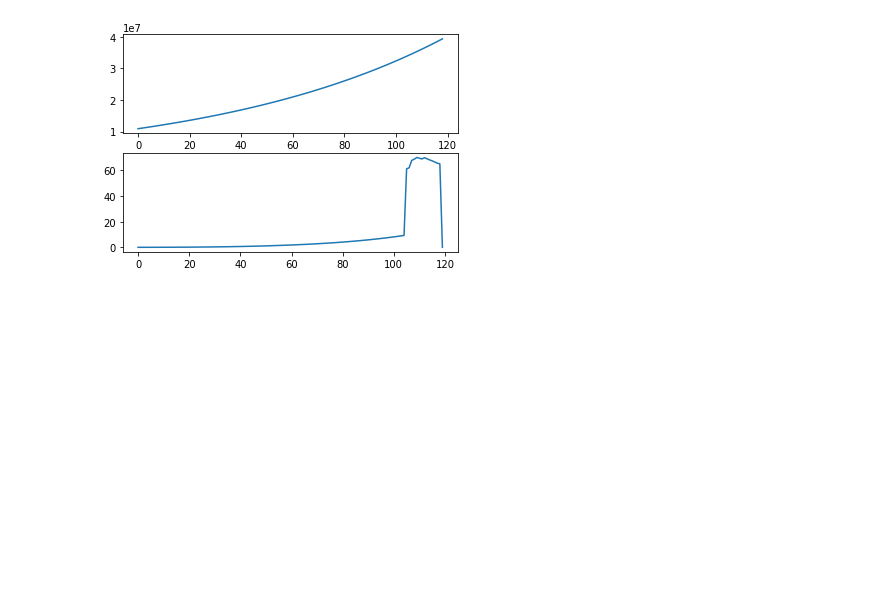
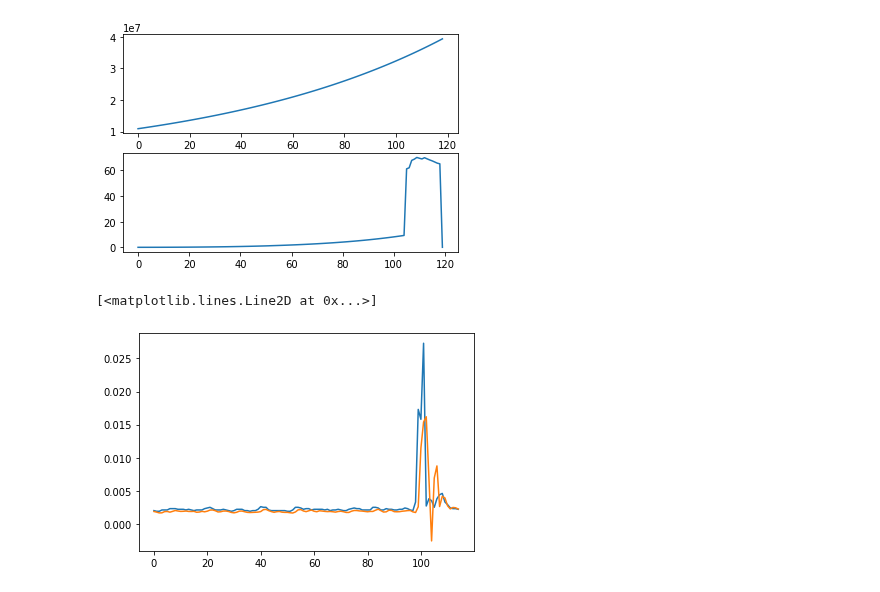
Before and after one commit to ai4sre/meltria-analyzer, a Jupyter notebook: notebooks/ar-based-ad.ipynb, the cells around one changed output. Cells and saved outputs as stored; diff of their text form; code cells hidden in the pictures; blank space fills up the shorter version.

```diff
--- a/notebooks/ar-based-ad.ipynb
+++ b/notebooks/ar-based-ad.ipynb
@@ -366,3 +376,22 @@ Outliers:  [(100, 8.134389), (101, 8.402392), (102, 8.677739), (103, 8.960608),
 [<matplotlib.lines.Line2D at 0x...>]
 [figure]
 [figure]
+# %%
+import sys
+sys.path.append('../')
+%reload_ext autoreload
+%autoreload 2
+from tsdr import tsdr
+from tsdr.outlierdetection.ar import AROutlierDetector
+import numpy as np
+
+scores, preds, model = AROutlierDetector().score(
+    x=np.array(short_spike_series),
+    regression='n',
+    autolag=True,
+)
+plt.plot(short_spike_series[model.ar_lags[-1]:])
+plt.plot(preds)
+# %% [output]
+[<matplotlib.lines.Line2D at 0x...>]
+[figure, added]
```
Also changed, not shown: parts of 5 cells of this notebook.
